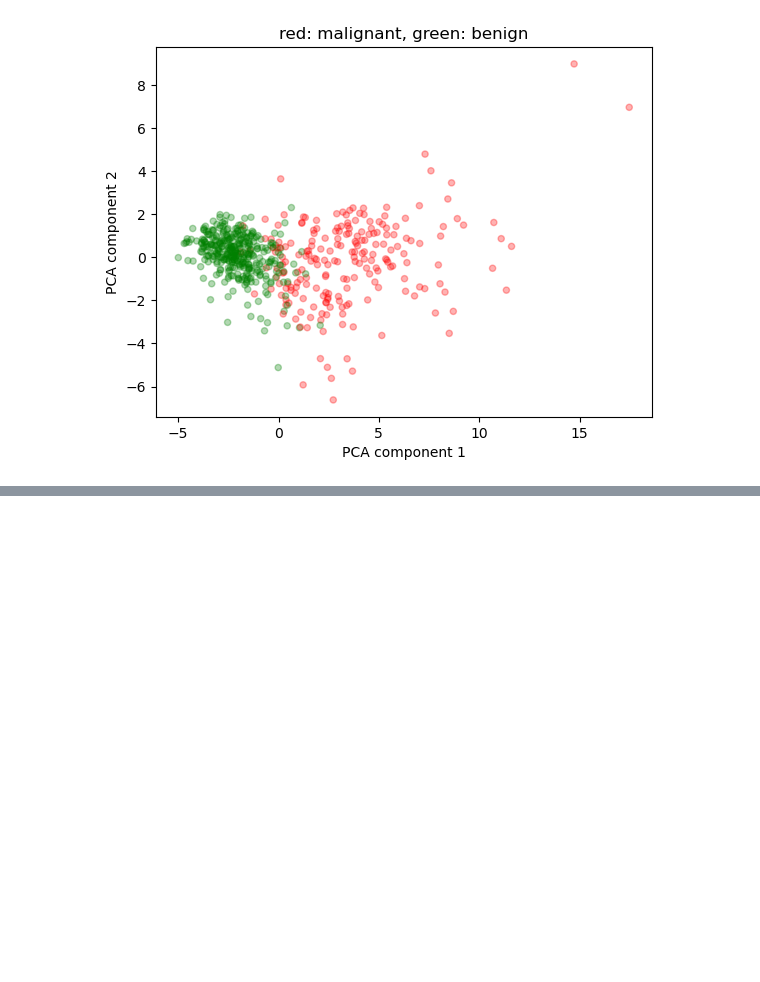
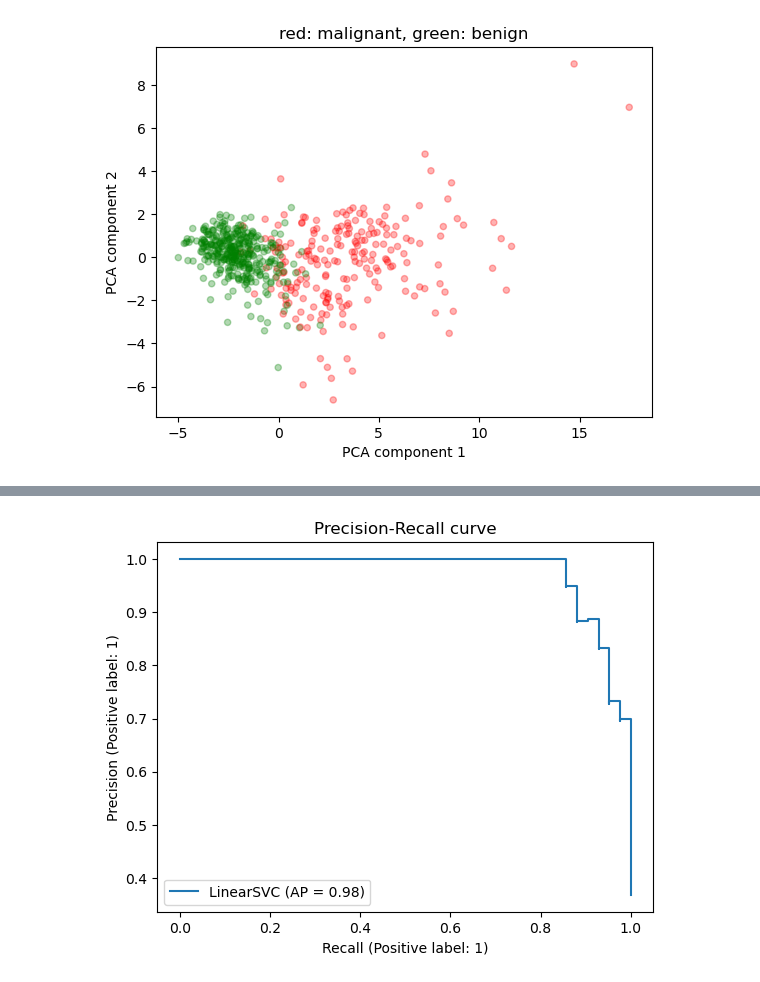
Before and after one commit to Virnirr/Breast-Cancer-Wisconsin-Machine-Learning, a Jupyter notebook: breast_cancer_prediction.ipynb, the cells around one changed output, grey strips where cells are left out. Saved outputs shown, nothing was run; the diff lists cells and outputs as text; code cells hidden in the pictures; blank space fills up the shorter version.

```diff
--- a/breast_cancer_prediction.ipynb
+++ b/breast_cancer_prediction.ipynb
@@ -190,8 +198,10 @@ cm_display.plot(cmap='Blues')
 # %%
-display = PrecisionRecallDisplay.from_estimator(
+display_1 = PrecisionRecallDisplay.from_estimator(
     model_1, test_features, test_targets, name="LinearSVC"
 )
-_ = display.ax_.set_title("Precision-Recall curve")
+_ = display_1.ax_.set_title("Precision-Recall curve")
+# %% [output]
+[figure, added]
 # %%
 hyperparameters = {
     'hidden_layer_sizes': [(25,), (50,), (100,), (150,), (200,)],
```
Also changed, not shown: parts of 15 cells of this notebook.
